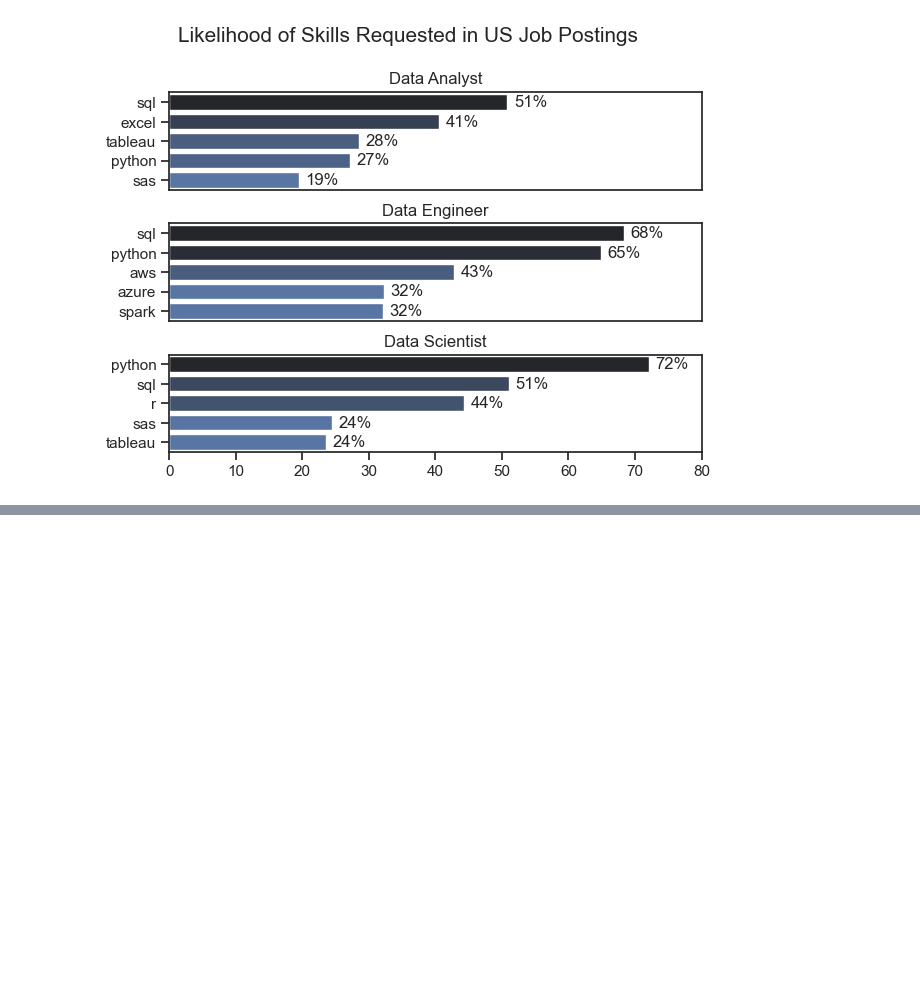
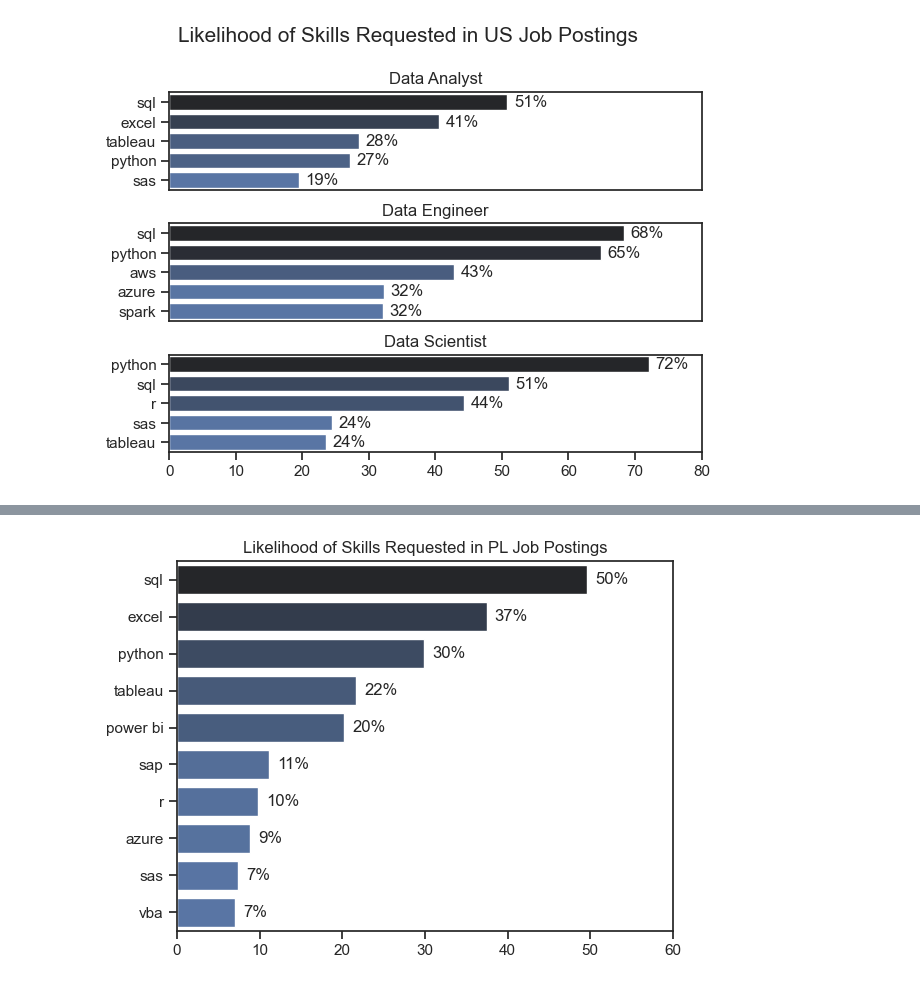
Before and after one commit to mtszczepaniak/Job_market_analysis, a Jupyter notebook: 3. Project/2_Skills_Count.ipynb, the cells around one changed output, grey strips where cells are left out. Saved outputs shown, nothing was run; the diff lists cells and outputs as text; code cells hidden in the pictures; blank space fills up the shorter version.

```diff
--- a/3. Project/2_Skills_Count.ipynb
+++ b/3. Project/2_Skills_Count.ipynb
@@ -176,0 +258,4 @@ plt.show()
+# %%
+df_PL_per = df_skills_count.tail(10)
+# %%
+df_PL_per['total jobs'] = 3172
@@ -176,0 +268,3 @@ plt.show()
+# %%
+df_PL_per['percent'] = (df_PL_per['skill_count']/df_PL_per['total jobs']) * 100
+df_PL_per
@@ -176,0 +288,16 @@ plt.show()
+# %%
+sns.set_theme(style='ticks')
+
+ax = sns.barplot(data=df_PL_per, x='percent', y='job_skills', hue='skill_count', palette='dark:b_r')
+
+ax.set_title('Likelihood of Skills Requested in PL Job Postings')   # Set the title
+ax.set_ylabel('')         # Remove y-axis label
+ax.set_xlabel('')         # Remove x-axis label
+ax.legend_.remove()       # Remove the legend
+ax.set_xlim(0, 60)        # Set x-axis limits
+ax.invert_yaxis()
+
+for n, v in enumerate(df_PL_per['percent']):
+        ax.text(v + 1, n, f'{v:.0f}%', va='center')
+# %% [output]
+[figure, added]
```
Also changed, not shown: parts of 10 cells of this notebook, 2 other files.
